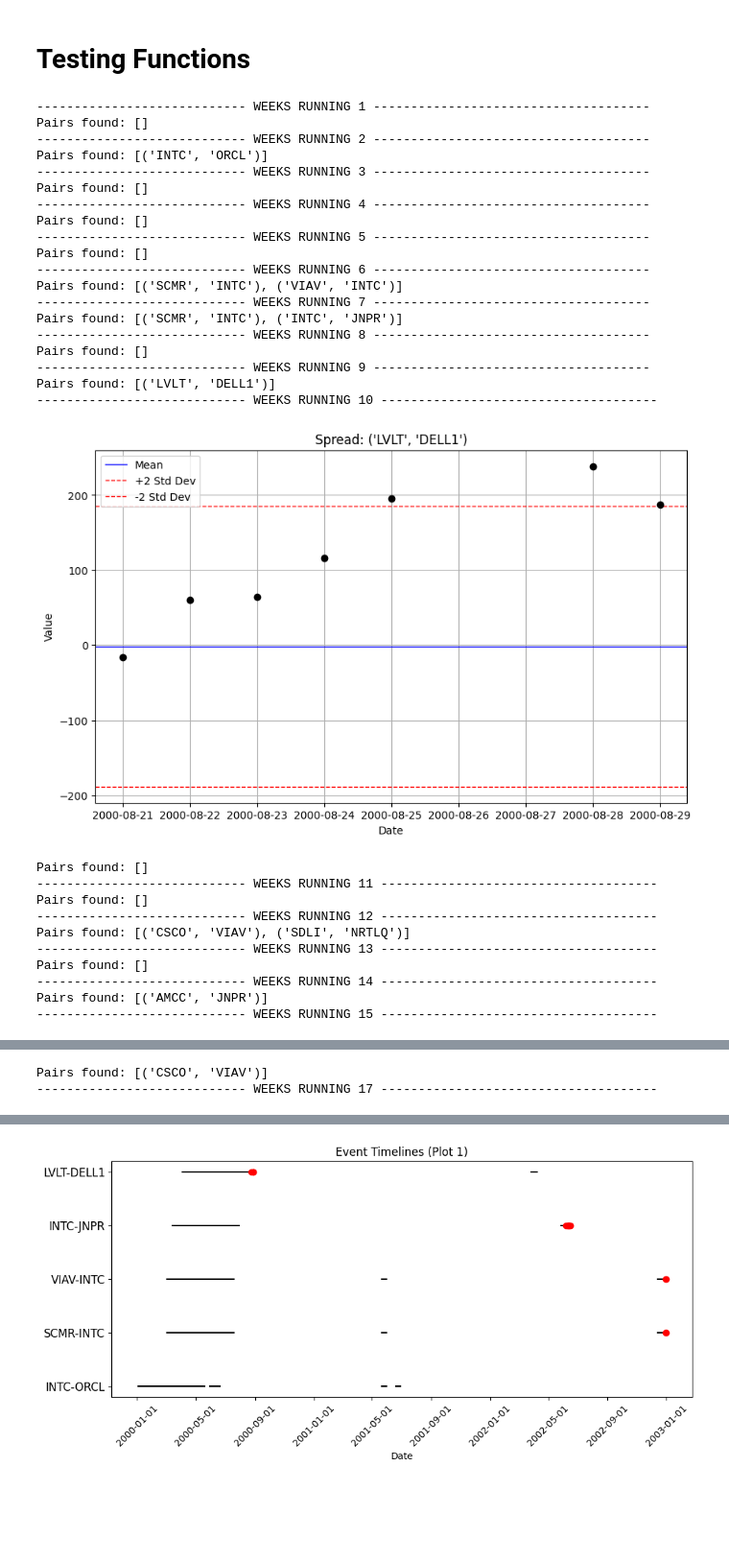
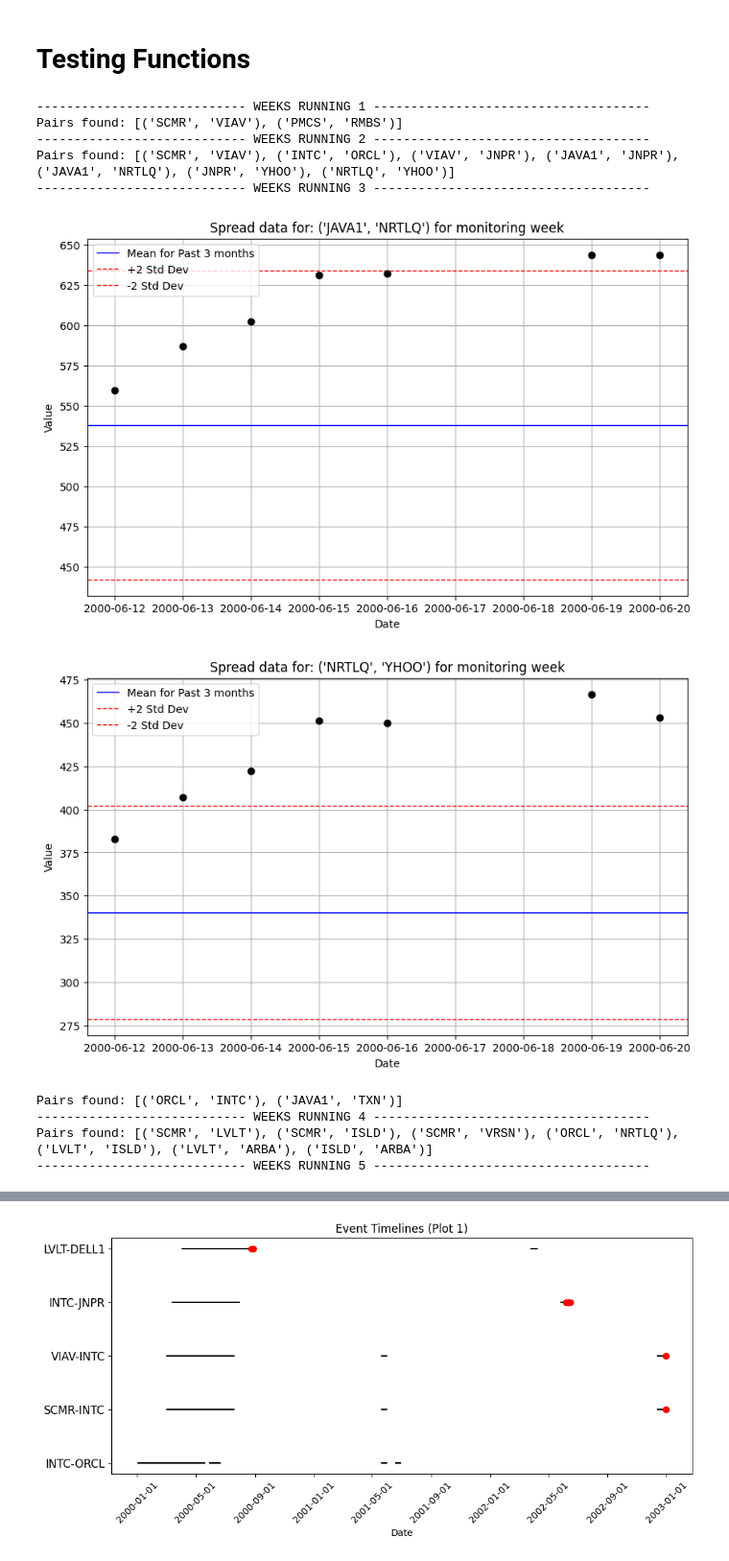
Before and after one commit to TInglefield/Math4920Project, a Jupyter notebook: project_draft1.ipynb, the cells around one changed output, grey strips where cells are left out. Shown: that part at 96% size. Saved outputs shown, nothing was run; the diff lists cells and outputs as text; code cells hidden in the pictures; blank space fills up the shorter version.

```diff
--- a/project_draft1.ipynb
+++ b/project_draft1.ipynb
@@ -324,29 +326,48 @@ def monitor_group_of_pairs(dataframe, pair_dict, stop_after_weeks):
         three_month_plus_one_week_df = dataframe[start_date_index : end_date_index]
         for key, value in coint_dict.items():
             # end_date = start_date + WEEK
-            result = monitor_pair_for_week(three_month_plus_one_week_df, start_date_index, end_date_index, curr_week_start_index, key, value )
-            # Update pair_dict[pair] with result
-            coint_dict[key] = result
+            if value[1] == True:
+                result = monitor_pair_for_week(three_month_plus_one_week_df, start_date_index, end_date_index, curr_week_start_index, key, value )
+                # Update pair_dict[pair] with result
+                coint_dict[key] = result
         # Prepping for the next week...
 
         # Finding the new cointegrated pairs
-        new_top_ten_stocks = find_top_ten(prices_with_market, (start_date_index+7) , (end_date_index))
+        new_top_stocks = find_top_stocks(prices_with_market, (start_date_index+7) , (end_date_index), 20)
         # monitoring_data = filter_diff_df(prices_with_market, (start_date_index+7) , (end_date_index), new_top_ten_stocks)
-        diff_df = filter_diff_df(prices_with_market, (start_date_index+7) , (end_date_index), new_top_ten_stocks)
+        diff_df = filter_diff_df(prices_with_market, (start_date_index+7) , (end_date_index), new_top_stocks)
         # print(f'Monitoring data: {len(monitoring_data)}')
         # filtered_monitoring_data = filter_df_by_dates(prices_with_market, (start_date_index+7) , end_date_index, new_top_ten_stocks)
-        three_month_top_10_price_df = filter_df_by_dates(prices_with_market, (start_date_index+7) , end_date_index, new_top_ten_stocks)
+        three_month_top_stocks_price_df = filter_df_by_dates(prices_with_market, (start_date_index+7) , end_date_index, new_top_stocks)
         # print(f'Filtered Monitoring data: {len(filtered_monitoring_data)}')
-        beta_df = calculate_betas(diff_df, (start_date_index+7) , end_date_index, new_top_ten_stocks)
+        beta_df = calculate_betas(diff_df, (start_date_index+7) , end_date_index, new_top_stocks)
         # print(f'beta data: {len(beta_df)}')
         # print("-------------------------")
 
         merged_df = diff_df.merge(beta_df, how = 'cross')
-        res_df = calculate_residuals(merged_df, new_top_ten_stocks)
+        res_df = calculate_residuals(merged_df, new_top_stocks)
         cluster_dict = cluster_the_matrix(res_df, 5)
-        pairs = find_cointegrated_pairs(three_month_top_10_price_df, cluster_dict, 0.05)
+        pairs = find_cointegrated_pairs(three_month_top_stocks_price_df, cluster_dict, 0.05)
+
+        # For Loop here
+        curr_week_date_string = prices_with_market.index[curr_week_start_index].strftime('%Y-%m-%d')
+        end_date_string = prices_with_market.index[end_date_index].strftime('%Y-%m-%d')
+        for key, value in coint_dict.items():
+            stock1, stock2 = key
+            if (((stock1, stock2) in pairs) or ((stock2, stock1) in pairs)):
+                if coint_dict[key][0] == False:
+                    coint_dict[key][2].append(curr_week_date_string)
+                    coint_dict[key][-1].append([])
+                    coint_dict[key][0] = True
+                coint_dict[key][1] = True
+            else:
+                if coint_dict[key][0] == True:
+                    coint_dict[key][3].append(end_date_string)
+                    coint_dict[key][0] = False
+                coint_dict[key][1] = False
+
         print(f"Pairs found: {pairs}")
-        default_val_list_for_new_pair = [True, [dataframe.index[start_date_index].strftime('%Y-%m-%d')],[],[[]]]
+        default_val_list_for_new_pair = [True, True, [dataframe.index[start_date_index].strftime('%Y-%m-%d')],[],[[]]]
         for tup in pairs:
             stock1, stock2 = tup
             # print(f"stock 1: {stock1}, stock2: {stock2}")
@@ -415,42 +436,23 @@ def print_overall_display(pairs_dictionary):
 # %%
 pair_dict = {
         # [ still_consecutive, [start_dates], [end_date] weeks_counted, [[days_to_open_trade]] ]
-        ('INTC', 'ORCL') : [ True, ['2000-01-03'], [], [[]] ]
+        ('INTC', 'ORCL') : [ True, True, ['2000-01-03'], [], [[]] ]
     }
 # monitor_group_of_pairs(prices_with_market, pair_dict, 200)
 import pprint
 
-pprint.pprint(monitor_group_of_pairs(prices_with_market, pair_dict, 100))
+pprint.pprint(monitor_group_of_pairs(prices_with_market, pair_dict, 5))
 
 # ["MGI", "MDLZ", "DWA", "ICE"]
 # %% [output]
 ---------------------------- WEEKS RUNNING 1 -------------------------------------
-Pairs found: []
+Pairs found: [('SCMR', 'VIAV'), ('PMCS', 'RMBS')]
 ---------------------------- WEEKS RUNNING 2 -------------------------------------
-Pairs found: [('INTC', 'ORCL')]
+Pairs found: [('SCMR', 'VIAV'), ('INTC', 'ORCL'), ('VIAV', 'JNPR'), ('JAVA1', 'JNPR'), ('JAVA1', 'NRTLQ'), ('JNPR', 'YHOO'), ('NRTLQ', 'YHOO')]
 ---------------------------- WEEKS RUNNING 3 -------------------------------------
-Pairs found: []
----------------------------- WEEKS RUNNING 4 -------------------------------------
-Pairs found: []
----------------------------- WEEKS RUNNING 5 -------------------------------------
-Pairs found: []
----------------------------- WEEKS RUNNING 6 -------------------------------------
-Pairs found: [('SCMR', 'INTC'), ('VIAV', 'INTC')]
----------------------------- WEEKS RUNNING 7 -------------------------------------
-Pairs found: [('SCMR', 'INTC'), ('INTC', 'JNPR')]
----------------------------- WEEKS RUNNING 8 -------------------------------------
-Pairs found: []
----------------------------- WEEKS RUNNING 9 -------------------------------------
-Pairs found: [('LVLT', 'DELL1')]
----------------------------- WEEKS RUNNING 10 -------------------------------------
-[figure, old version]
+[figure, new version]
+[figure, new version]
-Pairs found: []
----------------------------- WEEKS RUNNING 11 -------------------------------------
-Pairs found: []
----------------------------- WEEKS RUNNING 12 -------------------------------------
-Pairs found: [('CSCO', 'VIAV'), ('SDLI', 'NRTLQ')]
----------------------------- WEEKS RUNNING 13 -------------------------------------
-Pairs found: []
----------------------------- WEEKS RUNNING 14 -------------------------------------
-Pairs found: [('AMCC', 'JNPR')]
----------------------------- WEEKS RUNNING 15 -------------------------------------
+Pairs found: [('ORCL', 'INTC'), ('JAVA1', 'TXN')]
+---------------------------- WEEKS RUNNING 4 -------------------------------------
+Pairs found: [('SCMR', 'LVLT'), ('SCMR', 'ISLD'), ('SCMR', 'VRSN'), ('ORCL', 'NRTLQ'), ('LVLT', 'ISLD'), ('LVLT', 'ARBA'), ('ISLD', 'ARBA')]
+---------------------------- WEEKS RUNNING 5 -------------------------------------
@@ -461,2 +477,0 @@ Pairs found: [('VIAV', 'CSCO')]
-Pairs found: [('CSCO', 'VIAV')]
----------------------------- WEEKS RUNNING 17 -------------------------------------
```
Also changed, not shown: parts of 4 cells of this notebook.
